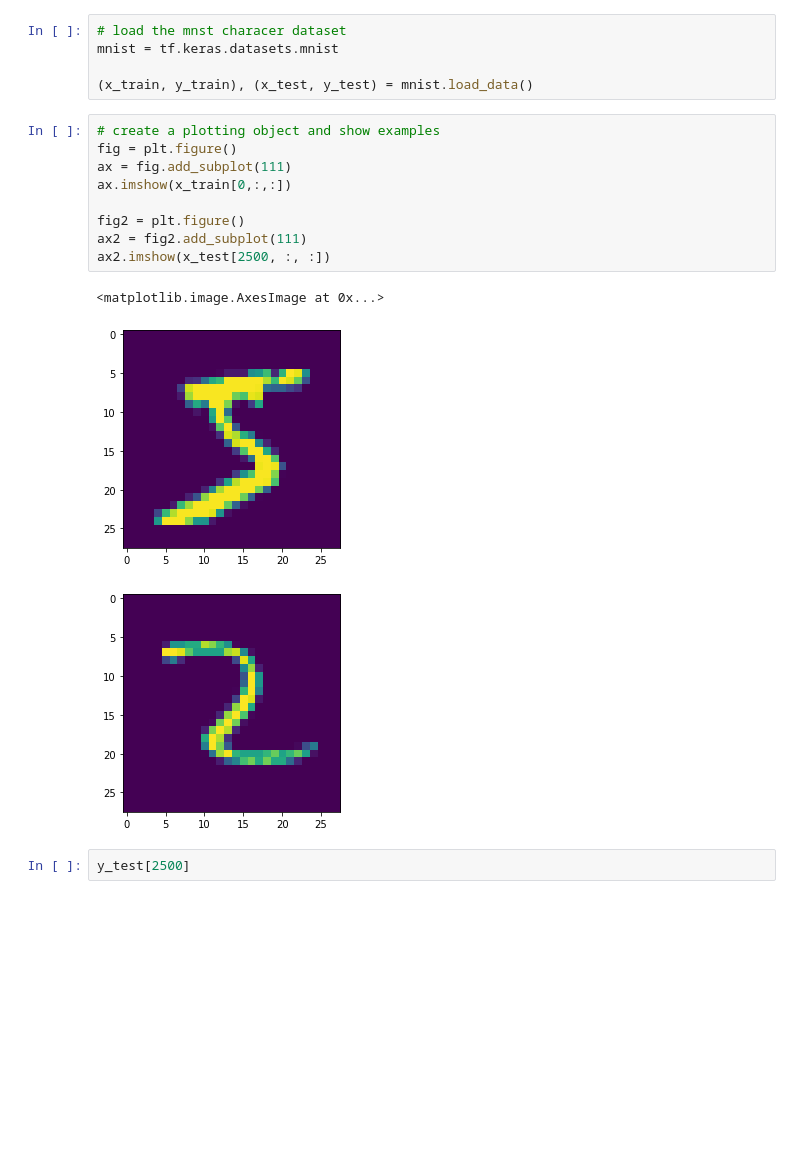
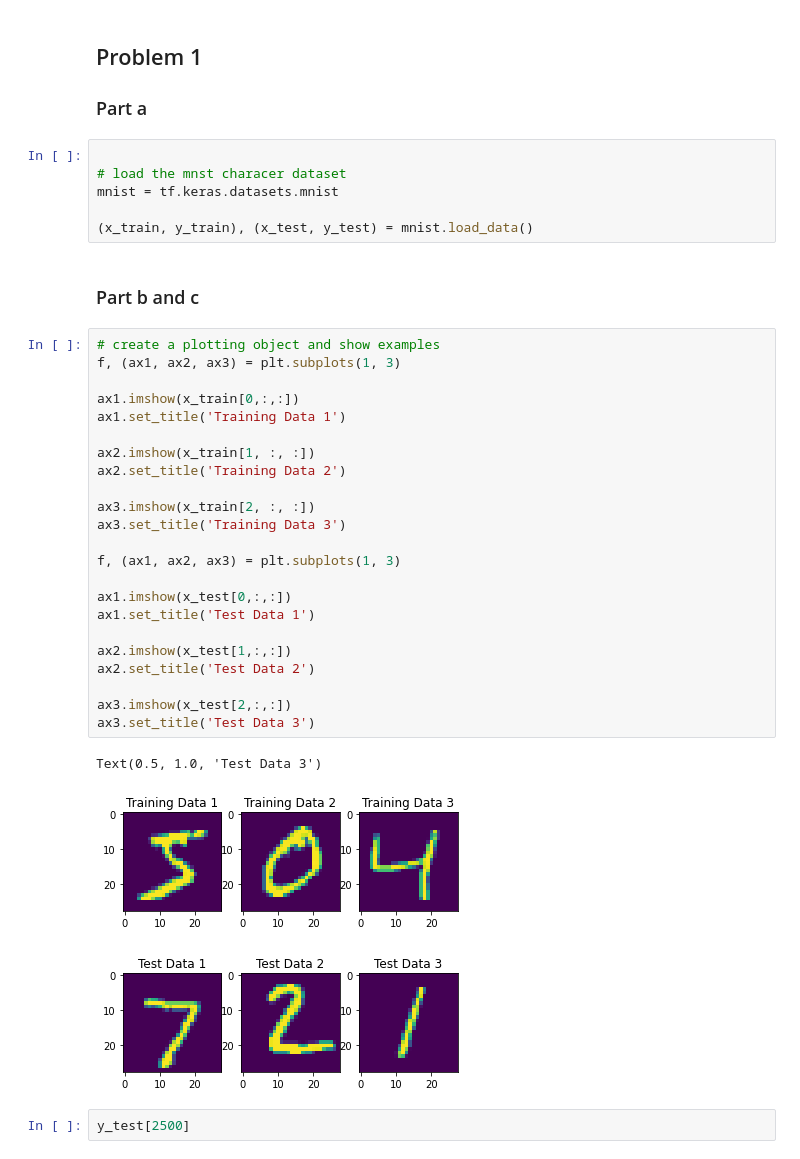
Before and after one commit to rarnold97/WSU, a Jupyter notebook: CS_7840/hw/hw1/rarnold_hw1.ipynb, the cells around one changed output. Drawn from its saved outputs; the diff is of its cells as text; blank space fills up the shorter version.

```diff
--- a/CS_7840/hw/hw1/rarnold_hw1.ipynb
+++ b/CS_7840/hw/hw1/rarnold_hw1.ipynb
@@ -12,24 +13,45 @@ import scipy
 print("Imports successful ...")
 # %% [output]
 Imports successful ...
+# %% [markdown]
+## Problem 1
+
+### Part a
 # %%
+
 # load the mnst characer dataset
 mnist = tf.keras.datasets.mnist
 
 (x_train, y_train), (x_test, y_test) = mnist.load_data()
-# %%
-# create a plotting object and show examples
-fig = plt.figure()
-ax = fig.add_subplot(111)
-ax.imshow(x_train[0,:,:])
-
-fig2 = plt.figure()
-ax2 = fig2.add_subplot(111)
-ax2.imshow(x_test[2500, :, :])
-# %% [output]
-<matplotlib.image.AxesImage at 0x...>
-[figure, removed]
-[figure, removed]
+# %% [markdown]
+### Part b and c
+# %%
+# create a plotting object and show examples
+f, (ax1, ax2, ax3) = plt.subplots(1, 3)
+
+ax1.imshow(x_train[0,:,:])
+ax1.set_title('Training Data 1')
+
+ax2.imshow(x_train[1, :, :])
+ax2.set_title('Training Data 2')
+
+ax3.imshow(x_train[2, :, :])
+ax3.set_title('Training Data 3')
+
+f, (ax1, ax2, ax3) = plt.subplots(1, 3)
+
+ax1.imshow(x_test[0,:,:])
+ax1.set_title('Test Data 1')
+
+ax2.imshow(x_test[1,:,:])
+ax2.set_title('Test Data 2')
+
+ax3.imshow(x_test[2,:,:])
+ax3.set_title('Test Data 3')
+# %% [output]
+Text(0.5, 1.0, 'Test Data 3')
+[figure, added]
+[figure, added]
 # %%
 y_test[2500]
 # %% [output]
```
Also changed, not shown: parts of 69 cells of this notebook.
